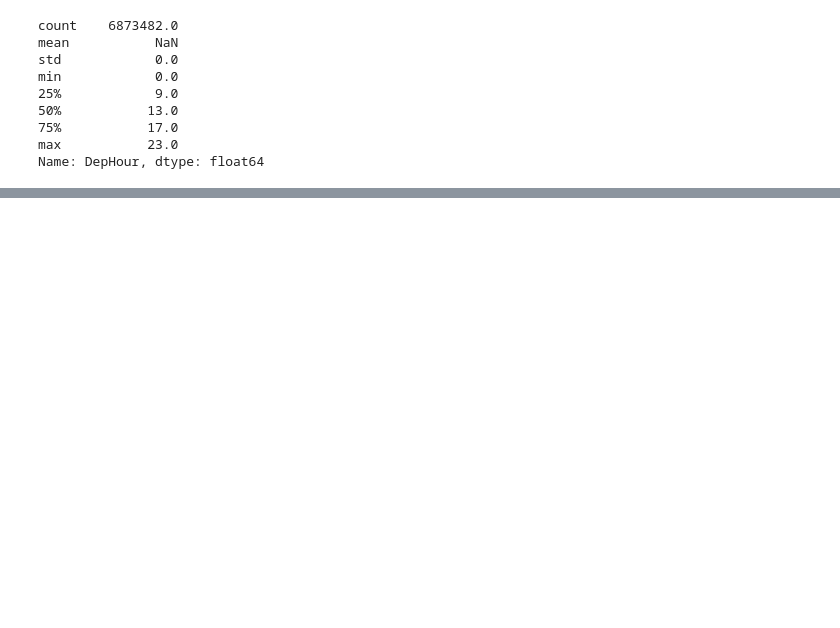
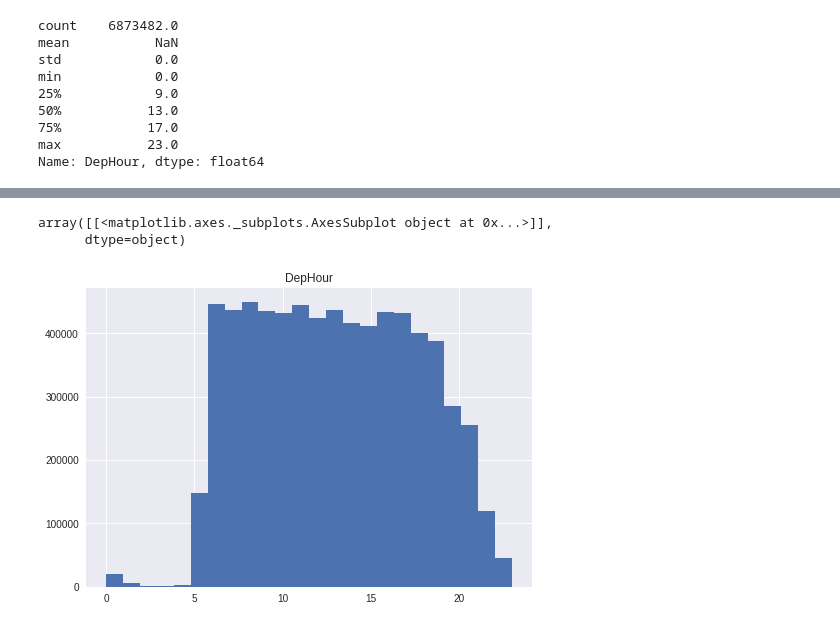
Before and after one commit to meswaramoorthy/mlcourse_ods, a Jupyter notebook: mlcourse_ods/Assignment/Assignment01/Notebook/ODS_Assignment1_EDA.ipynb, the cells around one changed output, grey strips where cells are left out. Drawn from its saved outputs; the diff is of its cells as text; code cells hidden in the pictures; blank space fills up the shorter version.

```diff
--- a/mlcourse_ods/Assignment/Assignment01/Notebook/ODS_Assignment1_EDA.ipynb
+++ b/mlcourse_ods/Assignment/Assignment01/Notebook/ODS_Assignment1_EDA.ipynb
@@ -42,6 +51,6 @@ dtype = {'DayOfWeek': np.uint8, 'DayofMonth': np.uint8, 'Month': np.uint8 ,
 #Reading data into memory and creating a Pandas DataFrame object
 
 %%time
-flights_df = pd.read_csv('2008.csv.bz2', usecols = dtype.keys(),
+flights_df = pd.read_csv('./DataSets/2008.csv.bz2', usecols = dtype.keys(),
                         dtype = dtype)
 # %% [output]
@@ -330,0 +405,6 @@ Name: DepHour, dtype: float64
+# %%
+flights_df.hist('DepHour', bins = 24)
+# %% [output]
+array([[<matplotlib.axes._subplots.AxesSubplot object at 0x...>]],
+      dtype=object)
+[figure, added]
```
Also changed, not shown: parts of 19 cells of this notebook.
